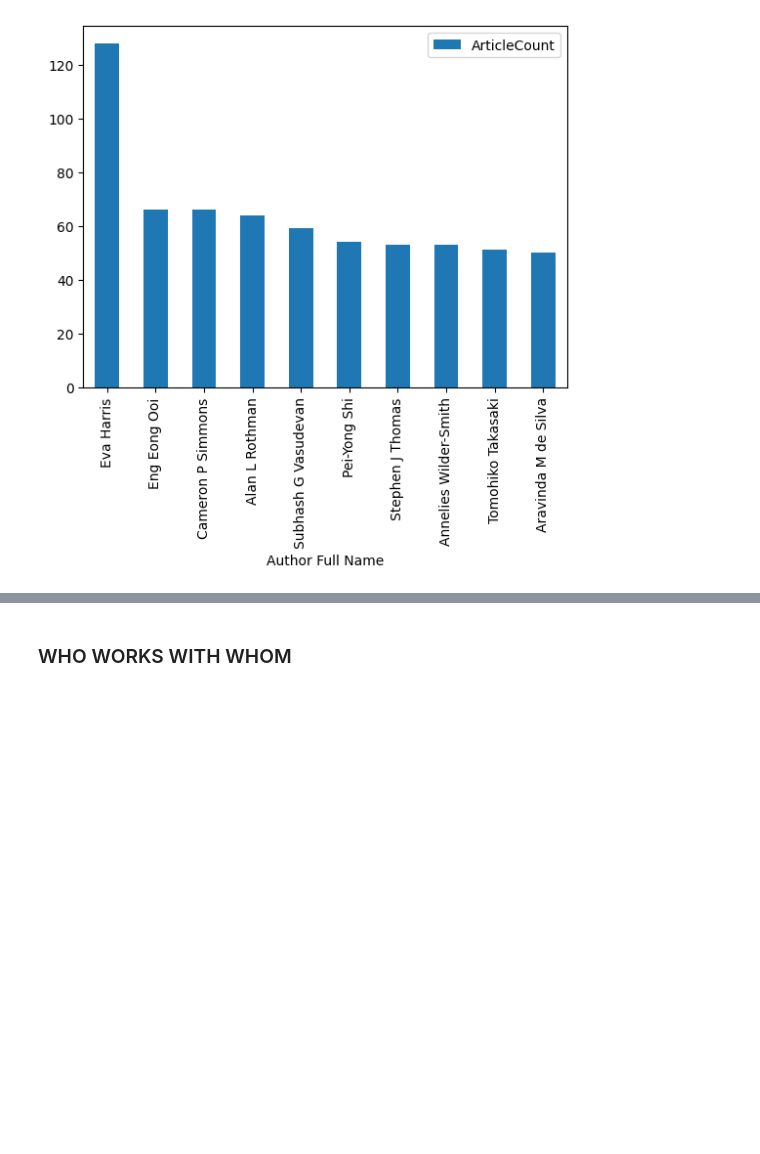
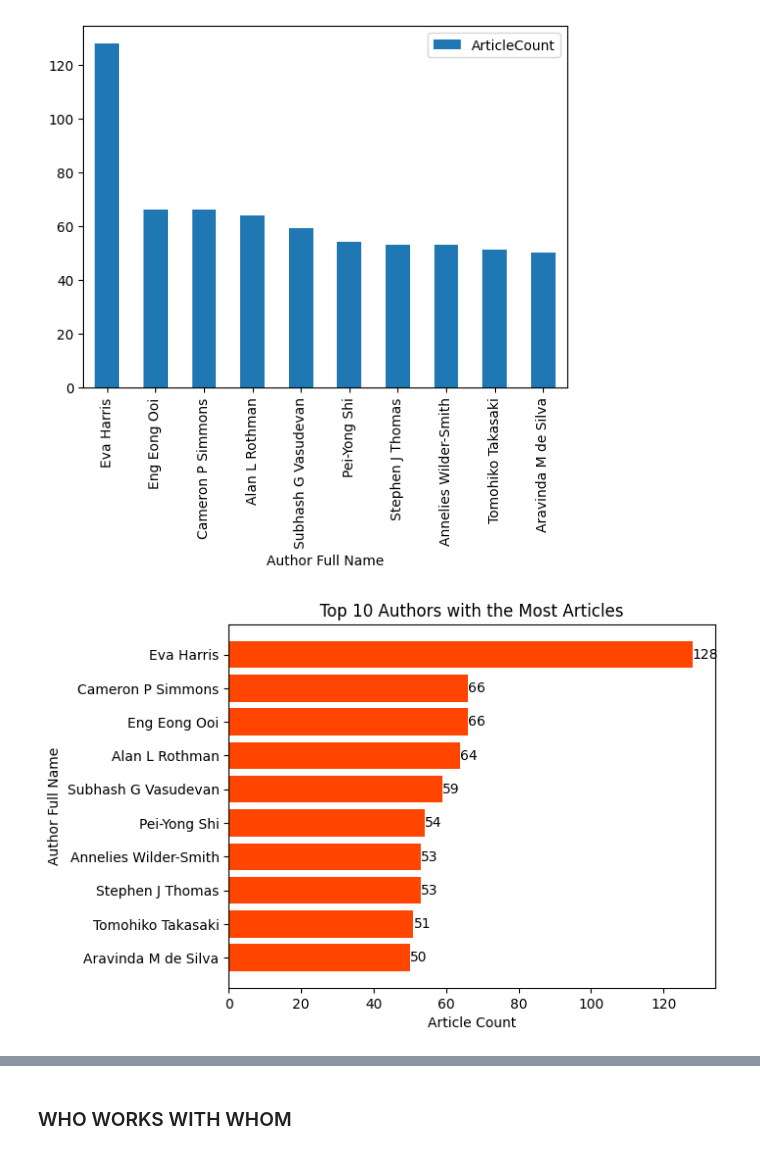
Before and after one commit to gnc506/Skills_Assessment, a Jupyter notebook: Skills_Assessment_2.ipynb, the cells around one changed output, grey strips where cells are left out. Cells and saved outputs as stored; diff of their text form; code cells hidden in the pictures; blank space fills up the shorter version.

```diff
--- a/Skills_Assessment_2.ipynb
+++ b/Skills_Assessment_2.ipynb
@@ -120,6 +120,19 @@ See the caveats in the documentation: https://pandas.pydata.org/pandas-docs/stab
 articles_bar = most_active_10.plot.bar(x = "Author Full Name", y = "ArticleCount")
 # %% [output]
 [figure]
+# %%
+most_active_10 = most_active_10.sort_values(by = 'ArticleCount', ascending = True)
+
+fig, ax = plt.subplots()
+bars = ax.barh(most_active_10['Author Full Name'], most_active_10['ArticleCount'], color='orangered')
+
+for bar, value in zip(bars, most_active_10['ArticleCount']):
+  plt.text(bar.get_width(),bar.get_y() + bar.get_height()/2, value, ha ='left', va = 'center', color = 'black', fontsize = 10)
+  ax.set_xlabel('Article Count')
+  ax.set_ylabel('Author Full Name')
+  ax.set_title('Top 10 Authors with the Most Articles')
+# %% [output]
+[figure, added]
 # %%
 #Top 10 active reasearchers (based on number of articles published in the last 5 years)
 
```
Also changed, not shown: parts of 6 cells of this notebook.
